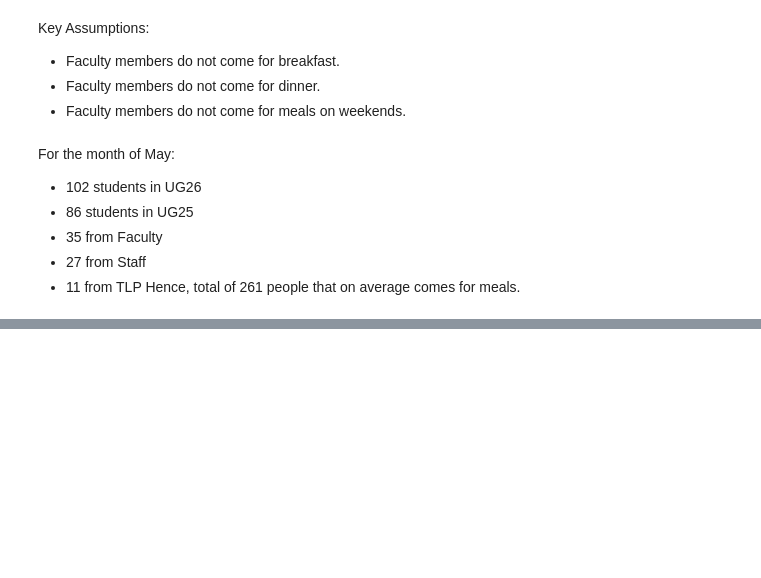
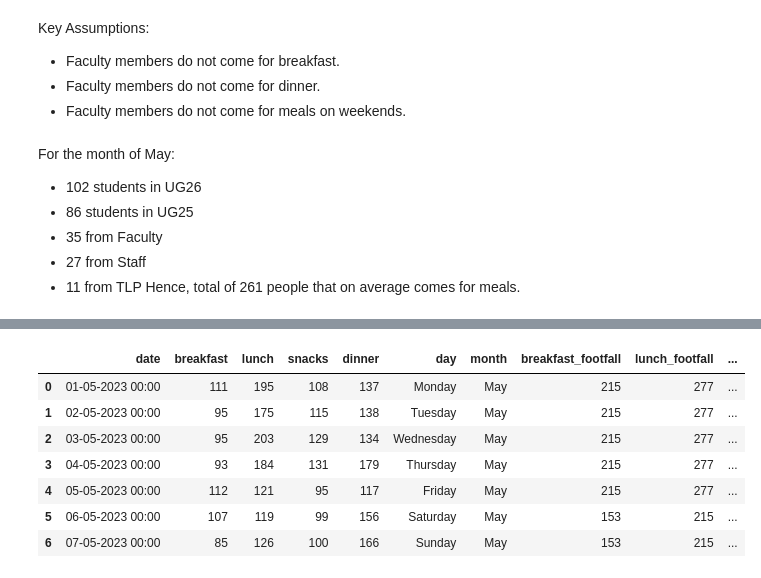
Before and after one commit to tenseisoham/MLPR, a Jupyter notebook: eda/eda.ipynb, the cells around one changed output, grey strips where cells are left out. Saved outputs shown, nothing was run; the diff lists cells and outputs as text; code cells hidden in the pictures; blank space fills up the shorter version.

```diff
--- a/eda/eda.ipynb
+++ b/eda/eda.ipynb
@@ -243,3 +244,13 @@ def max_footfall(total_number, day):
     else:
         footfall = total_number
     return footfall
+# %%
+may_breakfast_max = 215
+may_lunch_max = 277
+may_snacks_max = 215
+may_dinner_max = 215
+# %%
+may = data[data['month'] == 'May']
+june = data[data['month'] == 'June']
+july = data[data['month'] == 'July']
+august = data[data['month'] == 'August']
@@ -245,0 +269,17 @@ def max_footfall(total_number, day):
+# %%
+# creating a new column for footfall for each meal
+may['breakfast_footfall'] = may.apply(lambda x: max_footfall(may_breakfast_max, x['day']), axis=1)
+may['lunch_footfall'] = may.apply(lambda x: max_footfall(may_lunch_max, x['day']), axis=1)
+may['snacks_footfall'] = may.apply(lambda x: max_footfall(may_snacks_max, x['day']), axis=1)
+may['dinner_footfall'] = may.apply(lambda x: max_footfall(may_dinner_max, x['day']), axis=1)
+# %%
+may.head(7)
+# %% [output]
+|  | date | breakfast | lunch | snacks | dinner | day | month | breakfast_footfall | lunch_footfall | ... |
+| 0 | 01-05-2023 00:00 | 111 | 195 | 108 | 137 | Monday | May | 215 | 277 | ... |
+| 1 | 02-05-2023 00:00 | 95 | 175 | 115 | 138 | Tuesday | May | 215 | 277 | ... |
+| 2 | 03-05-2023 00:00 | 95 | 203 | 129 | 134 | Wednesday | May | 215 | 277 | ... |
+| 3 | 04-05-2023 00:00 | 93 | 184 | 131 | 179 | Thursday | May | 215 | 277 | ... |
+| 4 | 05-05-2023 00:00 | 112 | 121 | 95 | 117 | Friday | May | 215 | 277 | ... |
+| 5 | 06-05-2023 00:00 | 107 | 119 | 99 | 156 | Saturday | May | 153 | 215 | ... |
+| 6 | 07-05-2023 00:00 | 85 | 126 | 100 | 166 | Sunday | May | 153 | 215 | ... |
```
Also changed, not shown: parts of 5 cells of this notebook.
